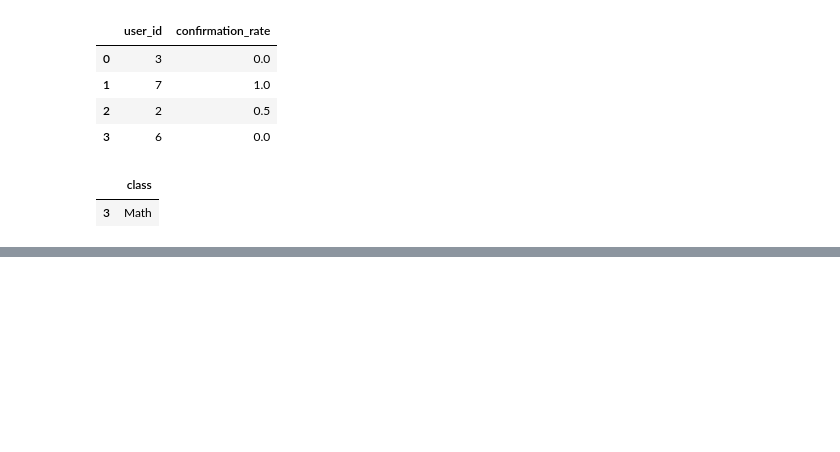
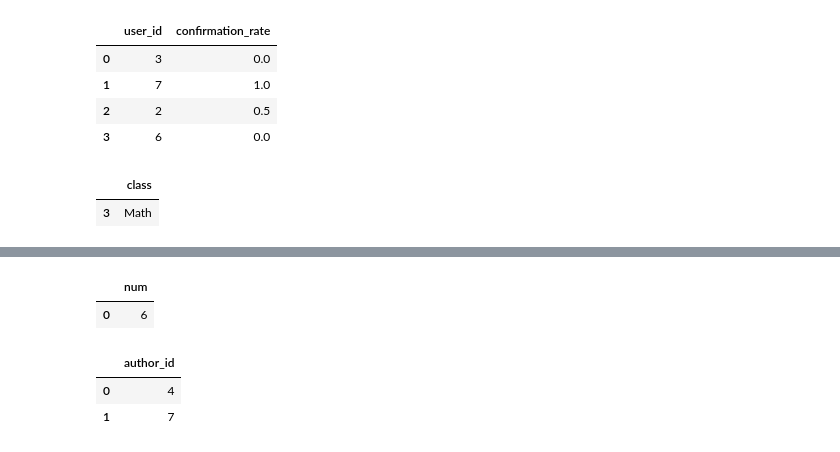
Before and after one commit to baxt1or/leetcode_database_problems, a Jupyter notebook: leetcode_sql_premium.ipynb, the cells around one changed output, grey strips where cells are left out. Saved outputs shown, nothing was run; the diff lists cells and outputs as text; code cells hidden in the pictures; blank space fills up the shorter version.

```diff
--- a/leetcode_sql_premium.ipynb
+++ b/leetcode_sql_premium.ipynb
@@ -12203,0 +12217,41 @@ make_select(query)
+# %%
+data = [[8], [8], [3], [3], [1], [4], [5], [6]]
+my_numbers = pd.DataFrame(data, columns=['num']).astype({'num':'Int64'})
+
+query = """
+
+SELECT
+MAX(num) AS num
+FROM (SELECT
+num
+FROM my_numbers
+GROUP BY 1
+HAVING COUNT(*) = 1) AS sub
+
+"""
+
+make_select(query)
+# %% [output]
+|  | num |
+| 0 | 6 |
+# %%
+data = [[1, 3, 5, '2019-08-01'], [1, 3, 6, '2019-08-02'], [2, 7, 7, '2019-08-01'], [2, 7, 6, '2019-08-02'], [4, 7, 1, '2019-07-22'], [3, 4, 4, '2019-07-21'], [3, 4, 4, '2019-07-21']]
+views = pd.DataFrame(data, columns=['article_id', 'author_id', 'viewer_id', 'view_date']).astype({'article_id':'Int64', 'author_id':'Int64', 'viewer_id':'Int64', 'view_date':'datetime64[ns]'})
+
+
+query = """
+
+SELECT
+author_id
+FROM views
+WHERE author_id = viewer_id
+GROUP BY 1
+HAVING COUNT(article_id) >= 1
+
+"""
+
+make_select(query)
+# %% [output]
+|  | author_id |
+| 0 | 4 |
+| 1 | 7 |
```
Also changed, not shown: parts of 8 cells of this notebook.
